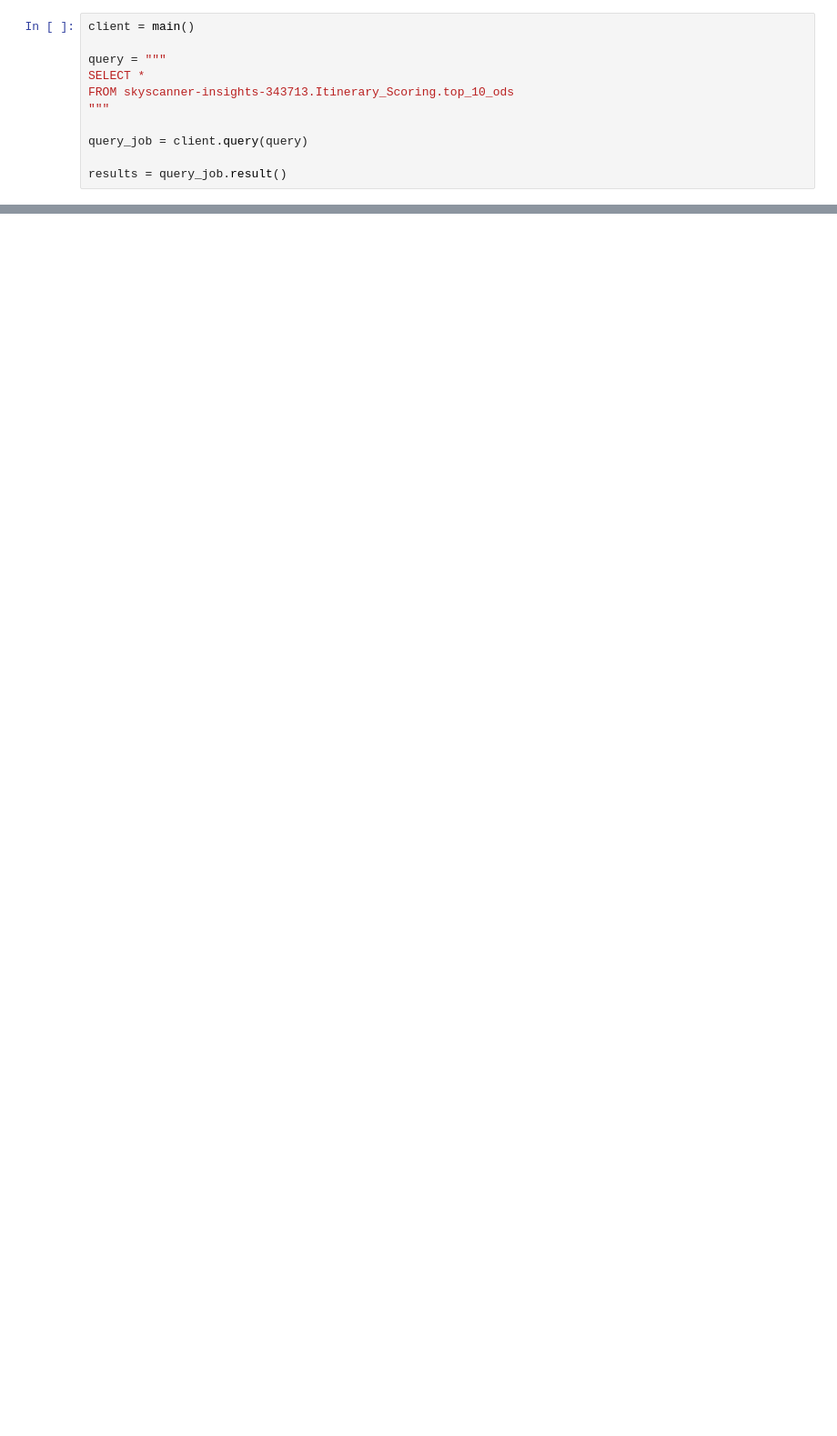
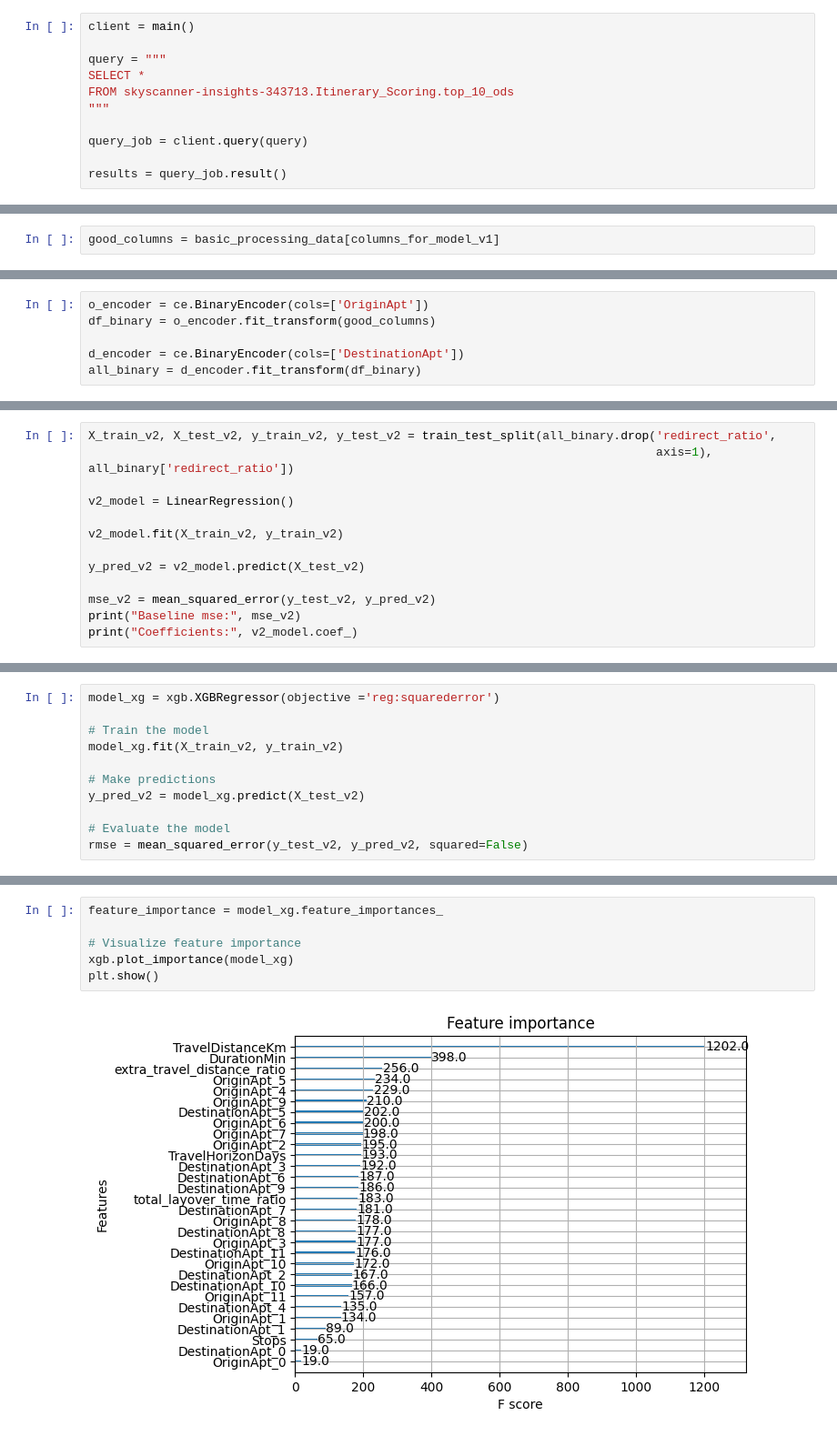
Before and after one commit to LaGenace/OptiFlyAi, a Jupyter notebook: Notebooks/ant_felix_data.ipynb, the cells around one changed output, grey strips where cells are left out. Shown at 91% size. Drawn from its saved outputs; the diff is of its cells as text; blank space fills up the shorter version.

```diff
--- a/Notebooks/ant_felix_data.ipynb
+++ b/Notebooks/ant_felix_data.ipynb
@@ -137,0 +306,2 @@ calculate_distance_difference(data_with_layover, as_ratio=True)
+# %%
+good_columns = basic_processing_data[columns_for_model_v1]
@@ -137,0 +326,6 @@ calculate_distance_difference(data_with_layover, as_ratio=True)
+# %%
+o_encoder = ce.BinaryEncoder(cols=['OriginApt'])
+df_binary = o_encoder.fit_transform(good_columns)
+
+d_encoder = ce.BinaryEncoder(cols=['DestinationApt'])
+all_binary = d_encoder.fit_transform(df_binary)
@@ -137,0 +355,13 @@ calculate_distance_difference(data_with_layover, as_ratio=True)
+# %%
+X_train_v2, X_test_v2, y_train_v2, y_test_v2 = train_test_split(all_binary.drop('redirect_ratio',
+                                                                                axis=1), all_binary['redirect_ratio'])
+
+v2_model = LinearRegression()
+
+v2_model.fit(X_train_v2, y_train_v2)
+
+y_pred_v2 = v2_model.predict(X_test_v2)
+
+mse_v2 = mean_squared_error(y_test_v2, y_pred_v2)
+print("Baseline mse:", mse_v2)
+print("Coefficients:", v2_model.coef_)
@@ -137,0 +384,11 @@ calculate_distance_difference(data_with_layover, as_ratio=True)
+# %%
+model_xg = xgb.XGBRegressor(objective ='reg:squarederror')
+
+# Train the model
+model_xg.fit(X_train_v2, y_train_v2)
+
+# Make predictions
+y_pred_v2 = model_xg.predict(X_test_v2)
+
+# Evaluate the model
+rmse = mean_squared_error(y_test_v2, y_pred_v2, squared=False)
@@ -137,0 +399,8 @@ calculate_distance_difference(data_with_layover, as_ratio=True)
+# %%
+feature_importance = model_xg.feature_importances_
+
+# Visualize feature importance
+xgb.plot_importance(model_xg)
+plt.show()
+# %% [output]
+[figure, added]
```
Also changed, not shown: parts of 62 cells of this notebook, 1 other file.
